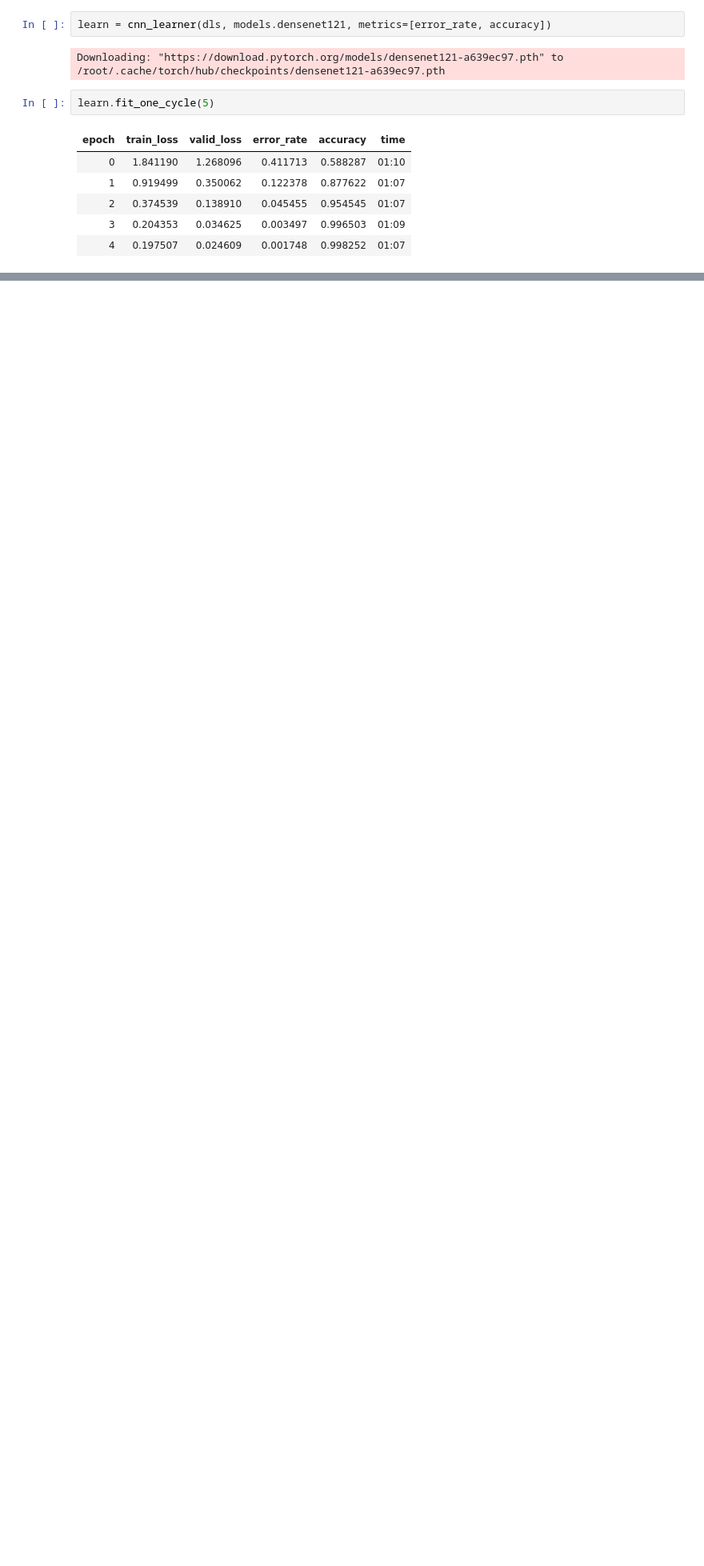
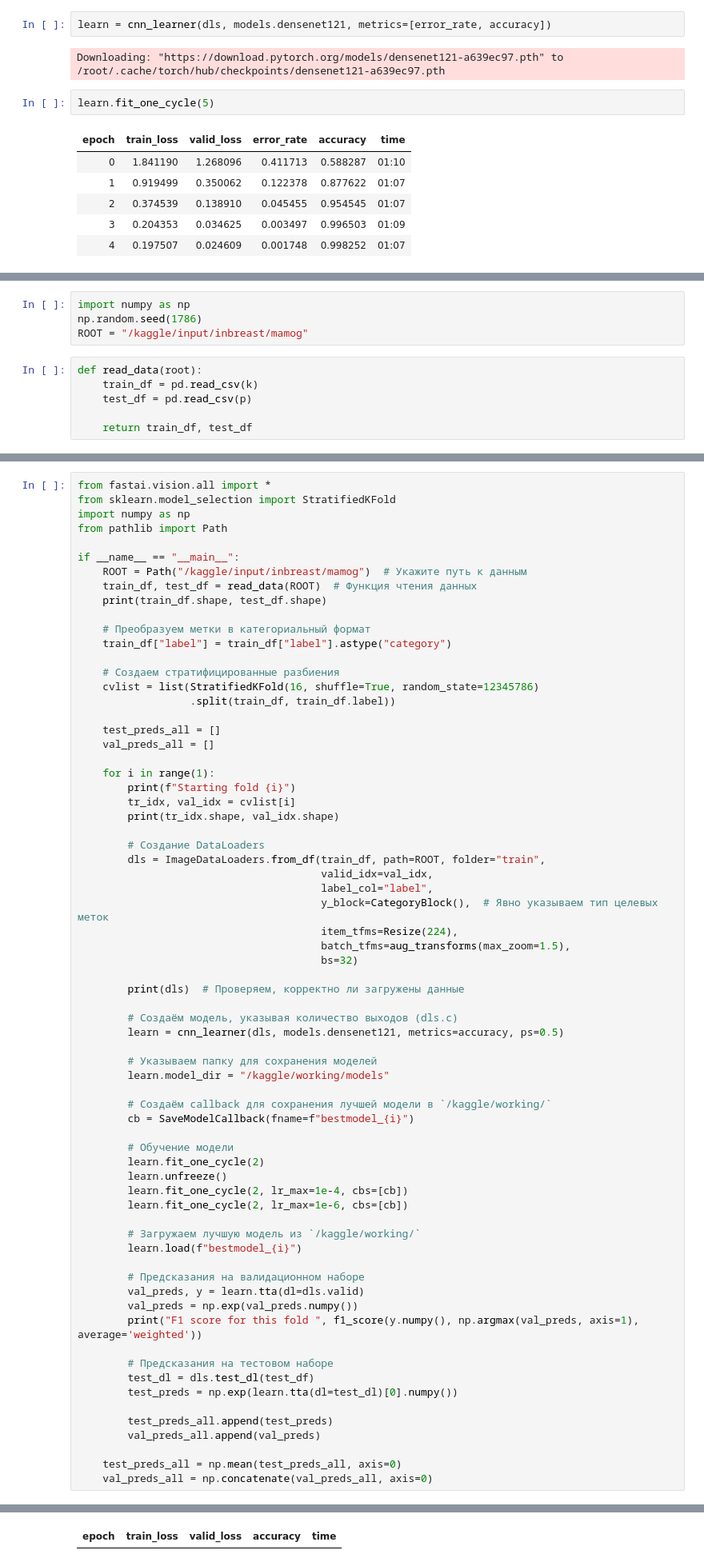
Before and after one commit to ganiesenov/Breast_cancer_related, a Jupyter notebook: training-inbreast-dataset-with-a-custom-cnn.ipynb, the cells around one changed output, grey strips where cells are left out. Shown at 80% size. Cells and saved outputs as stored; diff of their text form; blank space fills up the shorter version.

```diff
--- a/training-inbreast-dataset-with-a-custom-cnn.ipynb
+++ b/training-inbreast-dataset-with-a-custom-cnn.ipynb
@@ -825,0 +872,10 @@ Downloading: "https://download.pytorch.org/models/resnet152-f82ba261.pth" to /ro
+# %%
+import numpy as np
+np.random.seed(1786)
+ROOT = "/kaggle/input/inbreast/mamog"
+# %%
+def read_data(root):
+    train_df = pd.read_csv(k)
+    test_df = pd.read_csv(p)
+
+    return train_df, test_df
@@ -825,0 +959,70 @@ Downloading: "https://download.pytorch.org/models/resnet152-f82ba261.pth" to /ro
+# %%
+from fastai.vision.all import *
+from sklearn.model_selection import StratifiedKFold
+import numpy as np
+from pathlib import Path
+
+if __name__ == "__main__":
+    ROOT = Path("/kaggle/input/inbreast/mamog")  # Укажите путь к данным
+    train_df, test_df = read_data(ROOT)  # Функция чтения данных
+    print(train_df.shape, test_df.shape)
+
+    # Преобразуем метки в категориальный формат
+    train_df["label"] = train_df["label"].astype("category")
+
+    # Создаем стратифицированные разбиения
+    cvlist = list(StratifiedKFold(16, shuffle=True, random_state=12345786)
+                  .split(train_df, train_df.label))
+
+    test_preds_all = []
+    val_preds_all = []
+
+    for i in range(1):
+        print(f"Starting fold {i}")
+        tr_idx, val_idx = cvlist[i]
+        print(tr_idx.shape, val_idx.shape)
+
+        # Создание DataLoaders
+        dls = ImageDataLoaders.from_df(train_df, path=ROOT, folder="train",
+                                       valid_idx=val_idx,
+                                       label_col="label",
+                                       y_block=CategoryBlock(),  # Явно указываем тип целевых меток
+                                       item_tfms=Resize(224),
+                                       batch_tfms=aug_transforms(max_zoom=1.5),
+                                       bs=32)
+
+        print(dls)  # Проверяем, корректно ли загружены данные
+
+        # Создаём модель, указывая количество выходов (dls.c)
+        learn = cnn_learner(dls, models.densenet121, metrics=accuracy, ps=0.5)
+
+        # Указываем папку для сохранения моделей
+        learn.model_dir = "/kaggle/working/models"
+
+        # Создаём callback для сохранения лучшей модели в `/kaggle/working/`
+        cb = SaveModelCallback(fname=f"bestmodel_{i}")
+
+        # Обучение модели
+        learn.fit_one_cycle(2)
+        learn.unfreeze()
+        learn.fit_one_cycle(2, lr_max=1e-4, cbs=[cb])
+        learn.fit_one_cycle(2, lr_max=1e-6, cbs=[cb])
+
+        # Загружаем лучшую модель из `/kaggle/working/`
+        learn.load(f"bestmodel_{i}")
+
+        # Предсказания на валидационном наборе
+        val_preds, y = learn.tta(dl=dls.valid)
+        val_preds = np.exp(val_preds.numpy())
+        print("F1 score for this fold ", f1_score(y.numpy(), np.argmax(val_preds, axis=1), average='weighted'))
+
+        # Предсказания на тестовом наборе
+        test_dl = dls.test_dl(test_df)
+        test_preds = np.exp(learn.tta(dl=test_dl)[0].numpy())
+
+        test_preds_all.append(test_preds)
+        val_preds_all.append(val_preds)
+
+    test_preds_all = np.mean(test_preds_all, axis=0)
+    val_preds_all = np.concatenate(val_preds_all, axis=0)
+# %% [output]
@@ -825,0 +1034 @@ Downloading: "https://download.pytorch.org/models/resnet152-f82ba261.pth" to /ro
+| epoch | train_loss | valid_loss | accuracy | time |
```
Also changed, not shown: parts of 16 cells of this notebook.
